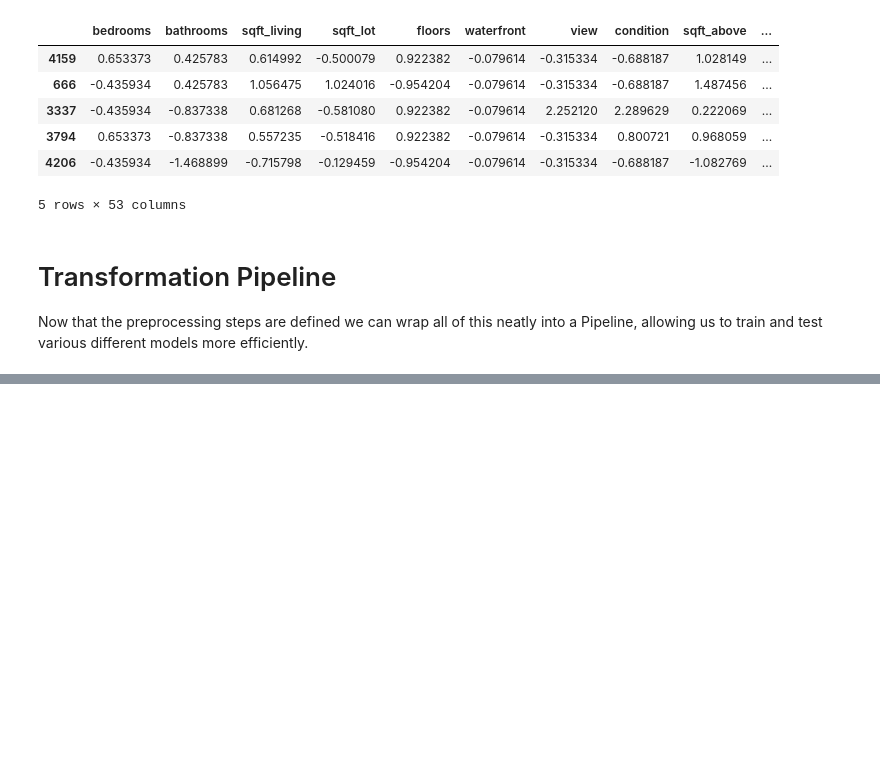
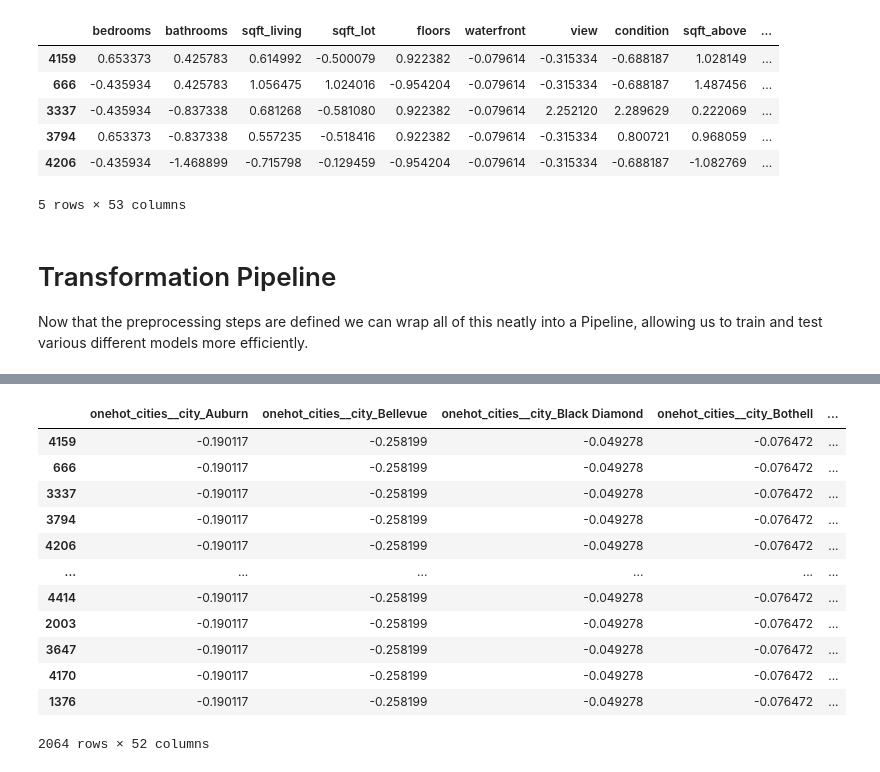
Before and after one commit to brandoncabrera707/housing_predictions, a Jupyter notebook: notebooks/1.0-bc-initial-data-exploration.ipynb, the cells around one changed output, grey strips where cells are left out. Drawn from its saved outputs; the diff is of its cells as text; code cells hidden in the pictures; blank space fills up the shorter version.

Commit message:
data pipeline is working and datasets are setup for modeling

```diff
--- a/notebooks/1.0-bc-initial-data-exploration.ipynb
+++ b/notebooks/1.0-bc-initial-data-exploration.ipynb
@@ -196,11 +195,13 @@ from sklearn.compose import ColumnTransformer
 from sklearn.pipeline import Pipeline
 from src.features import logTransformer
 from src.features import cbrtTransformer
-preprocess = ColumnTransformer([("onehot_cities", one_hot_encoder, 'city'),("log", logTransformer(), 'sqft_lot'),('cbrt', cbrtTransformer(), ['sqft_living', 'sqft_basement', 'sqft_above'])], remainder = 'passthrough')
+preprocess = ColumnTransformer([("onehot_cities", one_hot_encoder, ['city']),("log", logTransformer(), ['sqft_lot']),('cbrt', cbrtTransformer(), ['sqft_living', 'sqft_basement', 'sqft_above'])], remainder = 'passthrough')
 pipeline = Pipeline([("preprocess", preprocess),('stdscaler', standard_scaler)])
 
+
 # we use a custome logTransform instead of functionTransformer so that we can pass the transformed data along as a DataFrame like the pipeline expects
 # %%
 test_df = X_train
-pipeline.fit_transform(test_df) # might be the oneHotEncoder that is causing issues
+pipeline_data = pipeline.fit_transform(test_df)
+pipeline_data
 # %% [output]
@@ -207,0 +221,18 @@ ValueError: Expected a 2-dimensional container but got <class 'pandas.core.serie
+# %%
+pipeline_data_df = pd.DataFrame(data=pipeline_data, index = test_df.index, columns= pipeline.get_feature_names_out())
+# %%
+pipeline_data_df
+# %% [output]
+|  | onehot_cities__city_Auburn | onehot_cities__city_Bellevue | onehot_cities__city_Black Diamond | onehot_cities__city_Bothell | ... |
+| 4159 | -0.190117 | -0.258199 | -0.049278 | -0.076472 | ... |
+| 666 | -0.190117 | -0.258199 | -0.049278 | -0.076472 | ... |
+| 3337 | -0.190117 | -0.258199 | -0.049278 | -0.076472 | ... |
+| 3794 | -0.190117 | -0.258199 | -0.049278 | -0.076472 | ... |
+| 4206 | -0.190117 | -0.258199 | -0.049278 | -0.076472 | ... |
+| ... | ... | ... | ... | ... | ... |
+| 4414 | -0.190117 | -0.258199 | -0.049278 | -0.076472 | ... |
+| 2003 | -0.190117 | -0.258199 | -0.049278 | -0.076472 | ... |
+| 3647 | -0.190117 | -0.258199 | -0.049278 | -0.076472 | ... |
+| 4170 | -0.190117 | -0.258199 | -0.049278 | -0.076472 | ... |
+| 1376 | -0.190117 | -0.258199 | -0.049278 | -0.076472 | ... |
+2064 rows × 52 columns
```
Also changed, not shown: parts of 2 cells of this notebook, 2 other files.
